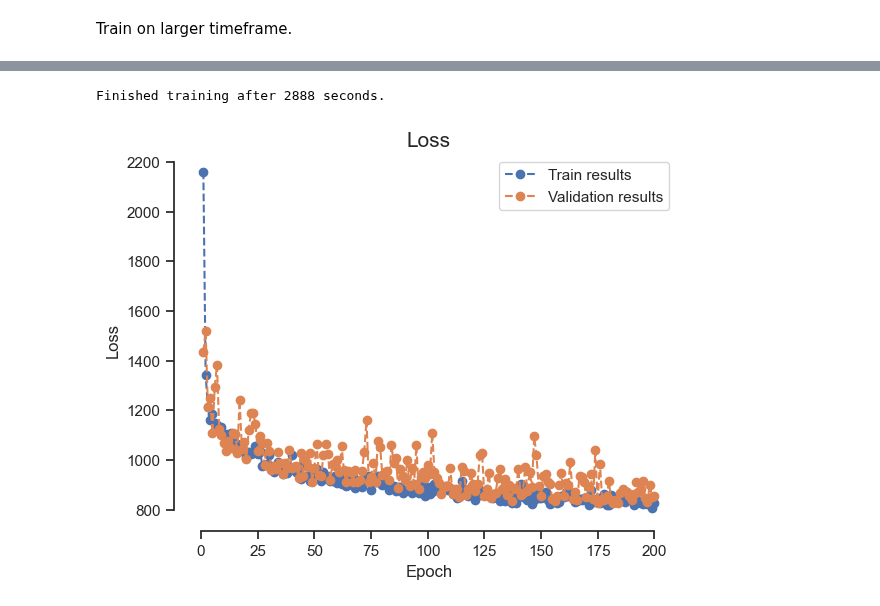
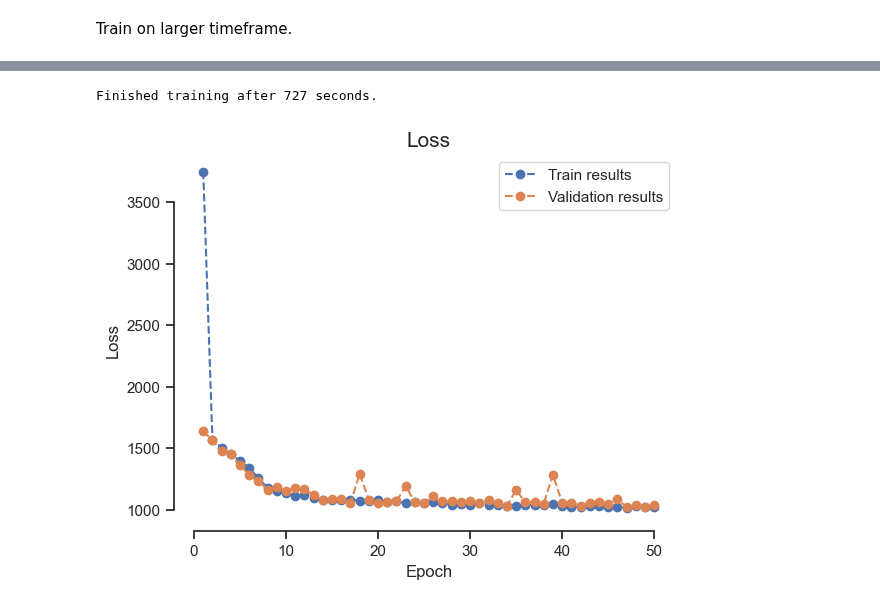
Before and after one commit to justusm00/ebc-project, a Jupyter notebook: MLP.ipynb, the cells around one changed output, grey strips where cells are left out. Cells and saved outputs as stored; diff of their text form; code cells hidden in the pictures.

```diff
--- a/MLP.ipynb
+++ b/MLP.ipynb
@@ -117,16 +117,20 @@ Train on larger timeframe.
 # %%
 from torch.optim.lr_scheduler import ReduceLROnPlateau
 
+GPU = True
+if GPU==True:
+    torch.cuda.empty_cache()
+
 # Initialize the model
-model = MLP(num_data, num_labels, num_hidden_units=60, num_hidden_layers=4).to(device)
+model = MLP(num_data, num_labels, num_hidden_units=30, num_hidden_layers=4).to(device)
 # Set loss function and optimizer
 criterion = nn.MSELoss()
-lr = 10**(-2)
+lr = 10**(-3)
 optimizer = optim.Adam(model.parameters(), lr=lr)
 scheduler = ReduceLROnPlateau(optimizer, mode='min', factor=0.1, patience=8,
                               threshold=0.0001, threshold_mode='rel', cooldown=0, min_lr=0)
 
-num_epochs = 200
+num_epochs = 50
 
 train_losses, val_losses = run_training(model=model, optimizer=optimizer, num_epochs=num_epochs, train_dataloader=trainloader, val_dataloader=valloader,
                                                               device=device, loss_fn=criterion, patience=10, early_stopper=True, verbose=True)
@@ -151,4 +155,4 @@ Train loss: 825.75, val loss: 855.07
-Finished training after 2888 seconds.
+Finished training after 727 seconds.
-[figure, old version]
+[figure, new version]
 # %%
 # Save the model
```
Also changed, not shown: parts of 2 cells of this notebook, 9 other files.
